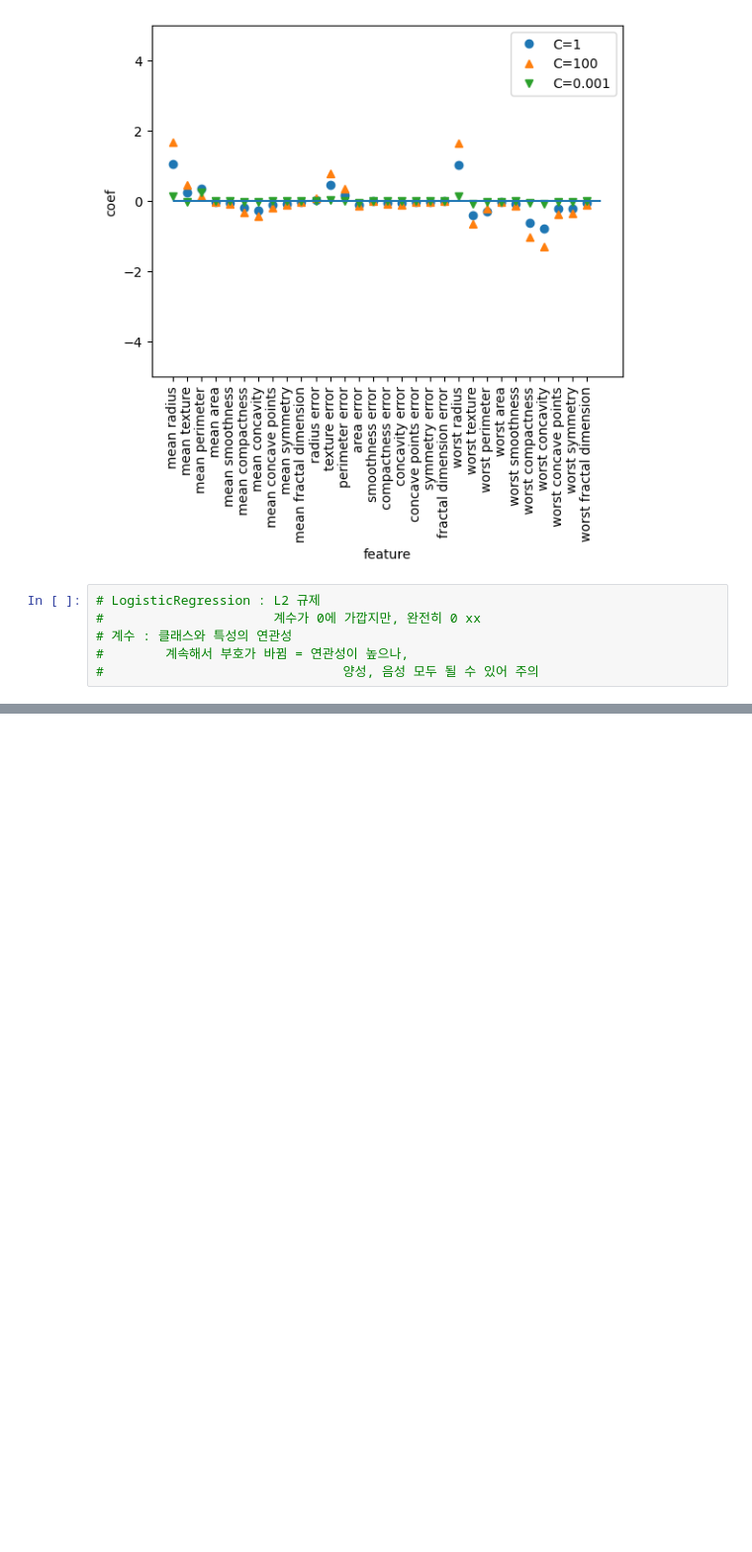
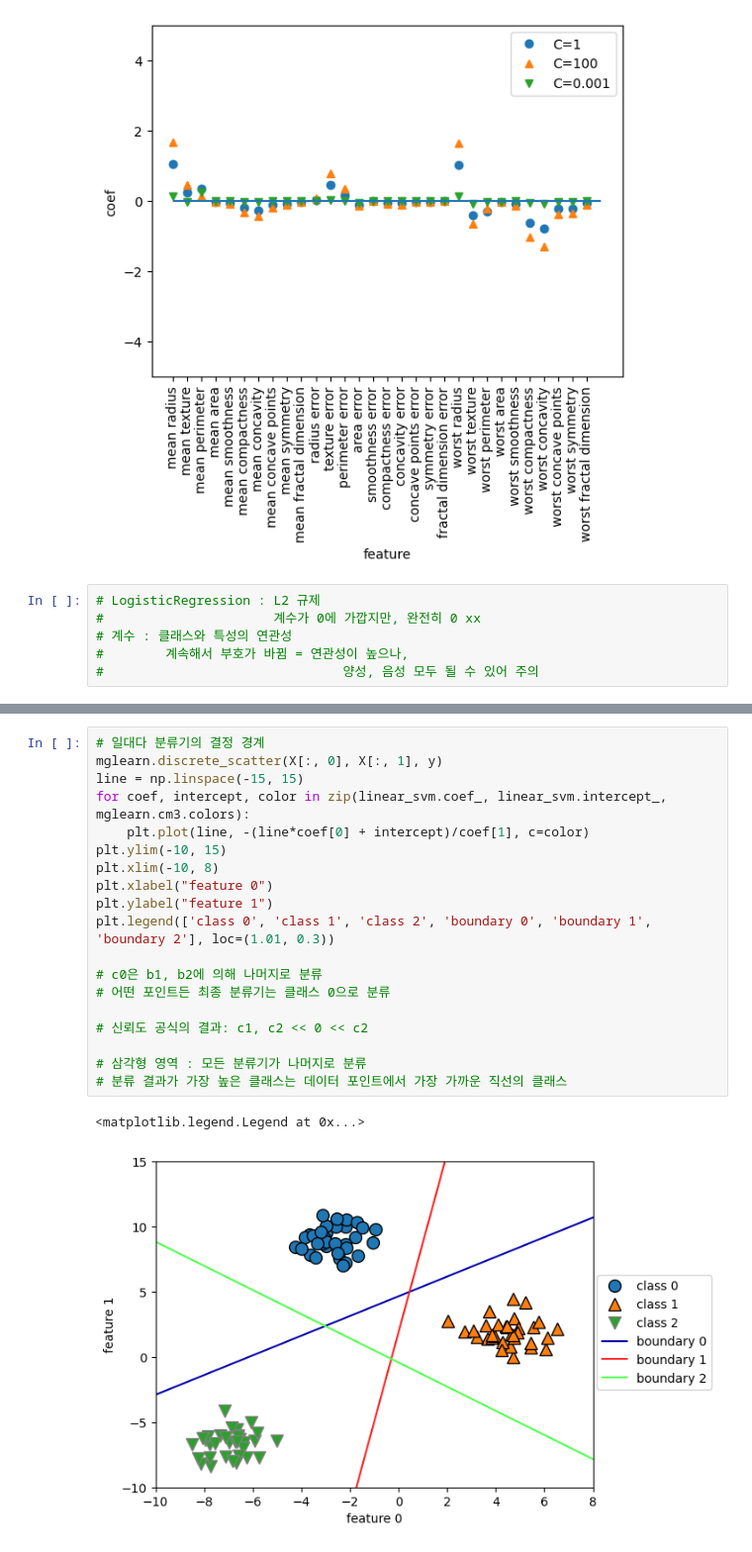
Before and after one commit to haze25102583/ml, a Jupyter notebook: ml2.ipynb, the cells around one changed output, grey strips where cells are left out. Shown at 99% size. Saved outputs shown, nothing was run; the diff lists cells and outputs as text; blank space fills up the shorter version.

```diff
--- a/ml2.ipynb
+++ b/ml2.ipynb
@@ -435,0 +490,22 @@ for C, marker in zip([0.001, 1, 100], ['o', '^', 'v']):
+# %%
+# 일대다 분류기의 결정 경계
+mglearn.discrete_scatter(X[:, 0], X[:, 1], y)
+line = np.linspace(-15, 15)
+for coef, intercept, color in zip(linear_svm.coef_, linear_svm.intercept_, mglearn.cm3.colors):
+    plt.plot(line, -(line*coef[0] + intercept)/coef[1], c=color)
+plt.ylim(-10, 15)
+plt.xlim(-10, 8)
+plt.xlabel("feature 0")
+plt.ylabel("feature 1")
+plt.legend(['class 0', 'class 1', 'class 2', 'boundary 0', 'boundary 1', 'boundary 2'], loc=(1.01, 0.3))
+
+# c0은 b1, b2에 의해 나머지로 분류
+# 어떤 포인트든 최종 분류기는 클래스 0으로 분류
+
+# 신뢰도 공식의 결과: c1, c2 << 0 << c2
+
+# 삼각형 영역 : 모든 분류기가 나머지로 분류
+# 분류 결과가 가장 높은 클래스는 데이터 포인트에서 가장 가까운 직선의 클래스
+# %% [output]
+<matplotlib.legend.Legend at 0x...>
+[figure, added]
```
Also changed, not shown: parts of 11 cells of this notebook.
